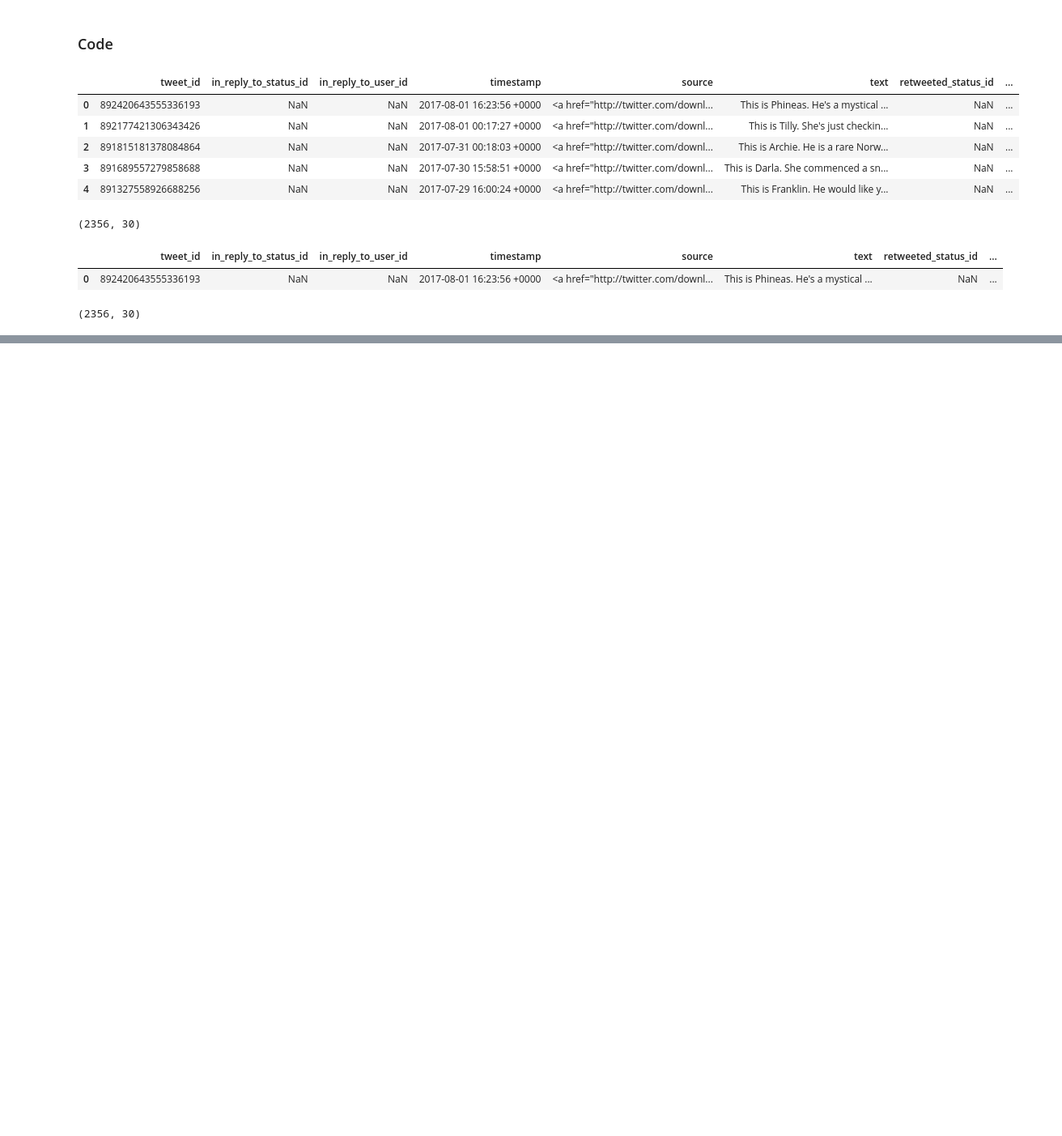
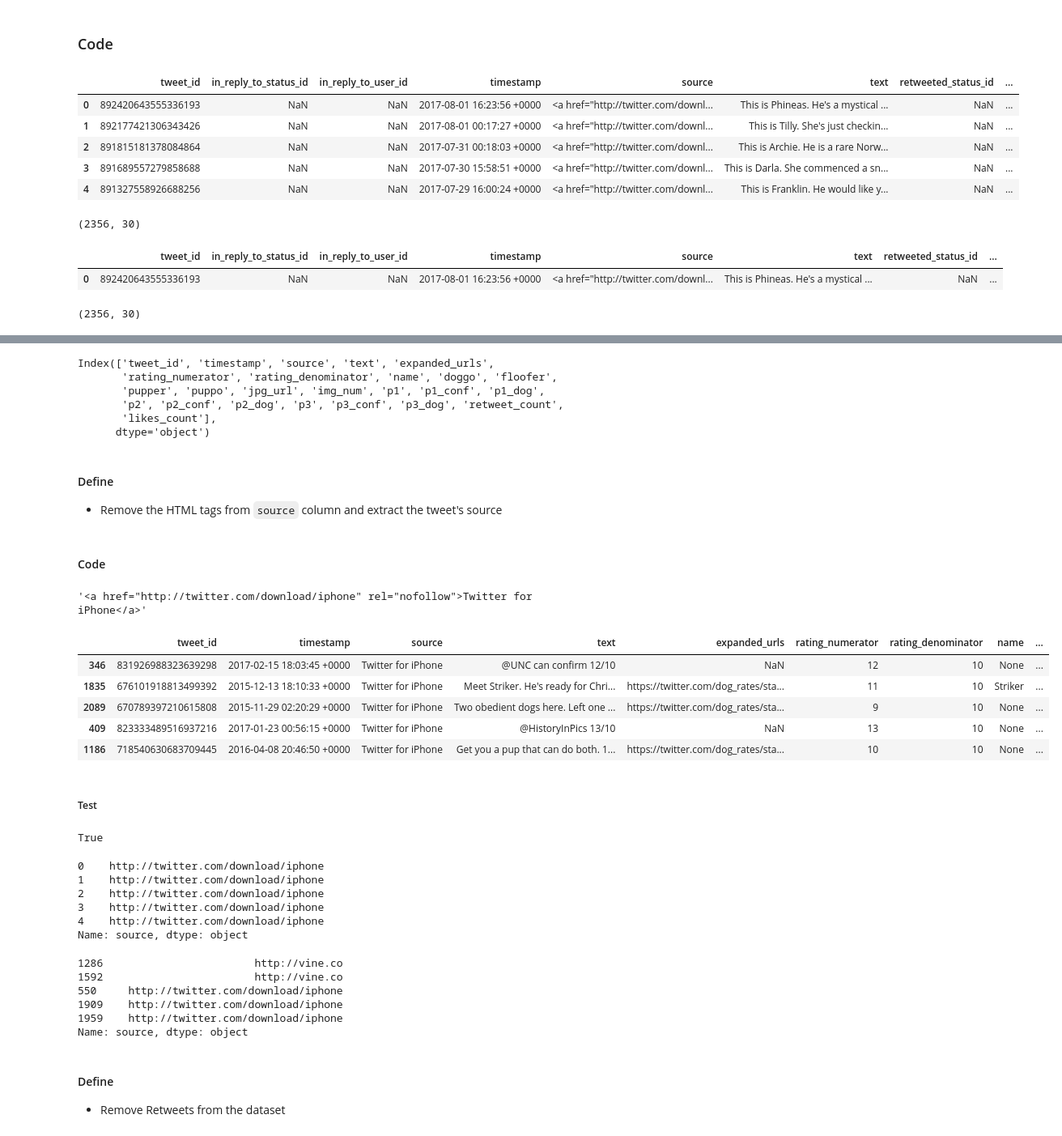
Before and after one commit to mozaini/data-wrnagling-prject, a Jupyter notebook: project.ipynb, the cells around one changed output, grey strips where cells are left out. Shown at 81% size. Cells and saved outputs as stored; diff of their text form; code cells hidden in the pictures; blank space fills up the shorter version.

```diff
--- a/project.ipynb
+++ b/project.ipynb
@@ -485,5 +459,0 @@ Index(['tweet_id', 'in_reply_to_status_id', 'in_reply_to_user_id', 'timestamp',
-# %%
-source_urls = []
-for source_url in master_copy.source:
-    source_urls.append(source_url.split("\"")[1])
-master_copy.source = source_urls
@@ -602,3 +459,0 @@ master_copy.drop(columns = ['type'], inplace = True)
-# %%
-master_copy = m.sort_values('dog_stage').drop_duplicates('tweet_id', keep = 'last')
-m.dog_stage.value_counts()
@@ -620,0 +468,2 @@ m.head()
+# %%
+master_copy.drop(columns=['retweeted_status_id', 'retweeted_status_user_id','retweeted_status_timestamp','in_reply_to_status_id','in_reply_to_user_id'], inplace = True)
@@ -620,0 +472,59 @@ m.head()
+# %%
+master_copy.columns
+# %% [output]
+Index(['tweet_id', 'timestamp', 'source', 'text', 'expanded_urls',
+       'rating_numerator', 'rating_denominator', 'name', 'doggo', 'floofer',
+       'pupper', 'puppo', 'jpg_url', 'img_num', 'p1', 'p1_conf', 'p1_dog',
+       'p2', 'p2_conf', 'p2_dog', 'p3', 'p3_conf', 'p3_dog', 'retweet_count',
+       'likes_count'],
+      dtype='object')
+# %% [markdown]
+#### Define
+- Remove the HTML tags from `source` column and extract the tweet's source
+# %% [markdown]
+#### Code
+# %%
+master_copy.source[4]
+# %% [output]
+'<a href="http://twitter.com/download/iphone" rel="nofollow">Twitter for iPhone</a>'
+# %%
+sources = []
+for source in master_copy.source:
+    sources.append(re.findall(r'>(.*)<',source)[0])
+master_copy.source = sources
+# %%
+master_copy.sample(5)
+# %% [output]
+|  | tweet_id | timestamp | source | text | expanded_urls | rating_numerator | rating_denominator | name | ... |
+| 346 | 831926988323639298 | 2017-02-15 18:03:45 +0000 | Twitter for iPhone | @UNC can confirm 12/10 | NaN | 12 | 10 | None | ... |
+| 1835 | 676101918813499392 | 2015-12-13 18:10:33 +0000 | Twitter for iPhone | Meet Striker. He's ready for Chri... | https://twitter.com/dog_rates/sta... | 11 | 10 | Striker | ... |
+| 2089 | 670789397210615808 | 2015-11-29 02:20:29 +0000 | Twitter for iPhone | Two obedient dogs here. Left one ... | https://twitter.com/dog_rates/sta... | 9 | 10 | None | ... |
+| 409 | 823333489516937216 | 2017-01-23 00:56:15 +0000 | Twitter for iPhone | @HistoryInPics 13/10 | NaN | 13 | 10 | None | ... |
+| 1186 | 718540630683709445 | 2016-04-08 20:46:50 +0000 | Twitter for iPhone | Get you a pup that can do both. 1... | https://twitter.com/dog_rates/sta... | 10 | 10 | None | ... |
+# %% [markdown]
+##### Test
+# %%
+len(master_copy.source) == len(master_copy)
+# %% [output]
+True
+# %%
+master_copy.source.head()
+# %% [output]
+0    http://twitter.com/download/iphone
+1    http://twitter.com/download/iphone
+2    http://twitter.com/download/iphone
+3    http://twitter.com/download/iphone
+4    http://twitter.com/download/iphone
+Name: source, dtype: object
+# %%
+master_copy.source.sample(5)
+# %% [output]
+1286                        http://vine.co
+1592                        http://vine.co
+550     http://twitter.com/download/iphone
+1909    http://twitter.com/download/iphone
+1959    http://twitter.com/download/iphone
+Name: source, dtype: object
+# %% [markdown]
+#### Define
+- Remove Retweets from the dataset
```
Also changed, not shown: parts of 51 cells of this notebook.
